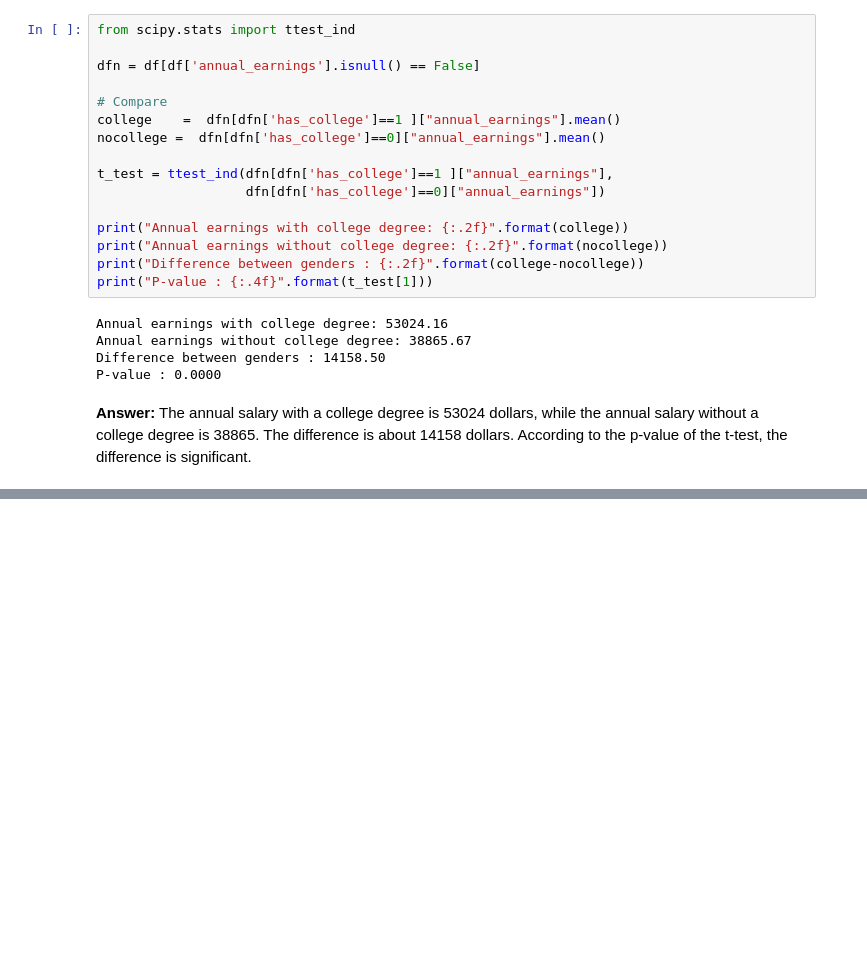
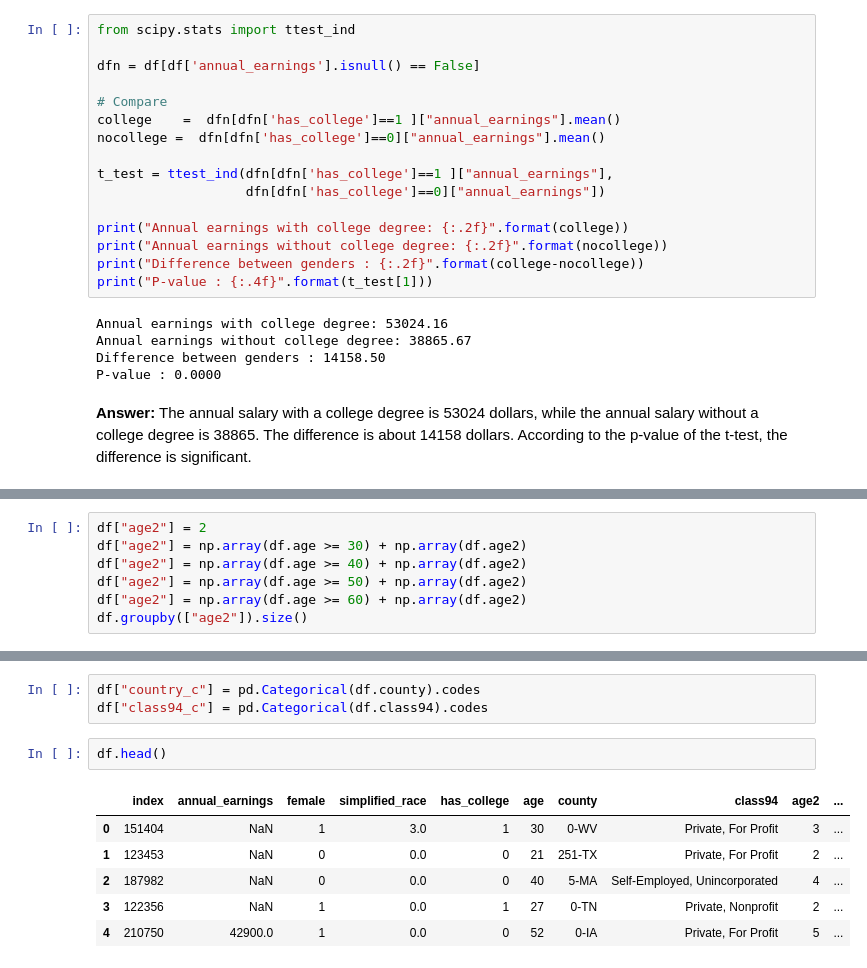
Before and after one commit to gamecicn/ids701_assignment, a Jupyter notebook: as5_matching_exercise.ipynb, the cells around one changed output, grey strips where cells are left out. Drawn from its saved outputs; the diff is of its cells as text; blank space fills up the shorter version.

```diff
--- a/as5_matching_exercise.ipynb
+++ b/as5_matching_exercise.ipynb
@@ -59,0 +145,7 @@ P-value : 0.0000
+# %%
+df["age2"] = 2
+df["age2"] = np.array(df.age >= 30) + np.array(df.age2)
+df["age2"] = np.array(df.age >= 40) + np.array(df.age2)
+df["age2"] = np.array(df.age >= 50) + np.array(df.age2)
+df["age2"] = np.array(df.age >= 60) + np.array(df.age2)
+df.groupby(["age2"]).size()
@@ -59,0 +178,12 @@ P-value : 0.0000
+# %%
+df["country_c"] = pd.Categorical(df.county).codes
+df["class94_c"] = pd.Categorical(df.class94).codes
+# %%
+df.head()
+# %% [output]
+|  | index | annual_earnings | female | simplified_race | has_college | age | county | class94 | age2 | ... |
+| 0 | 151404 | NaN | 1 | 3.0 | 1 | 30 | 0-WV | Private, For Profit | 3 | ... |
+| 1 | 123453 | NaN | 0 | 0.0 | 0 | 21 | 251-TX | Private, For Profit | 2 | ... |
+| 2 | 187982 | NaN | 0 | 0.0 | 0 | 40 | 5-MA | Self-Employed, Unincorporated | 4 | ... |
+| 3 | 122356 | NaN | 1 | 0.0 | 1 | 27 | 0-TN | Private, Nonprofit | 2 | ... |
+| 4 | 210750 | 42900.0 | 1 | 0.0 | 0 | 52 | 0-IA | Private, For Profit | 5 | ... |
```
Also changed, not shown: parts of 21 cells of this notebook.
